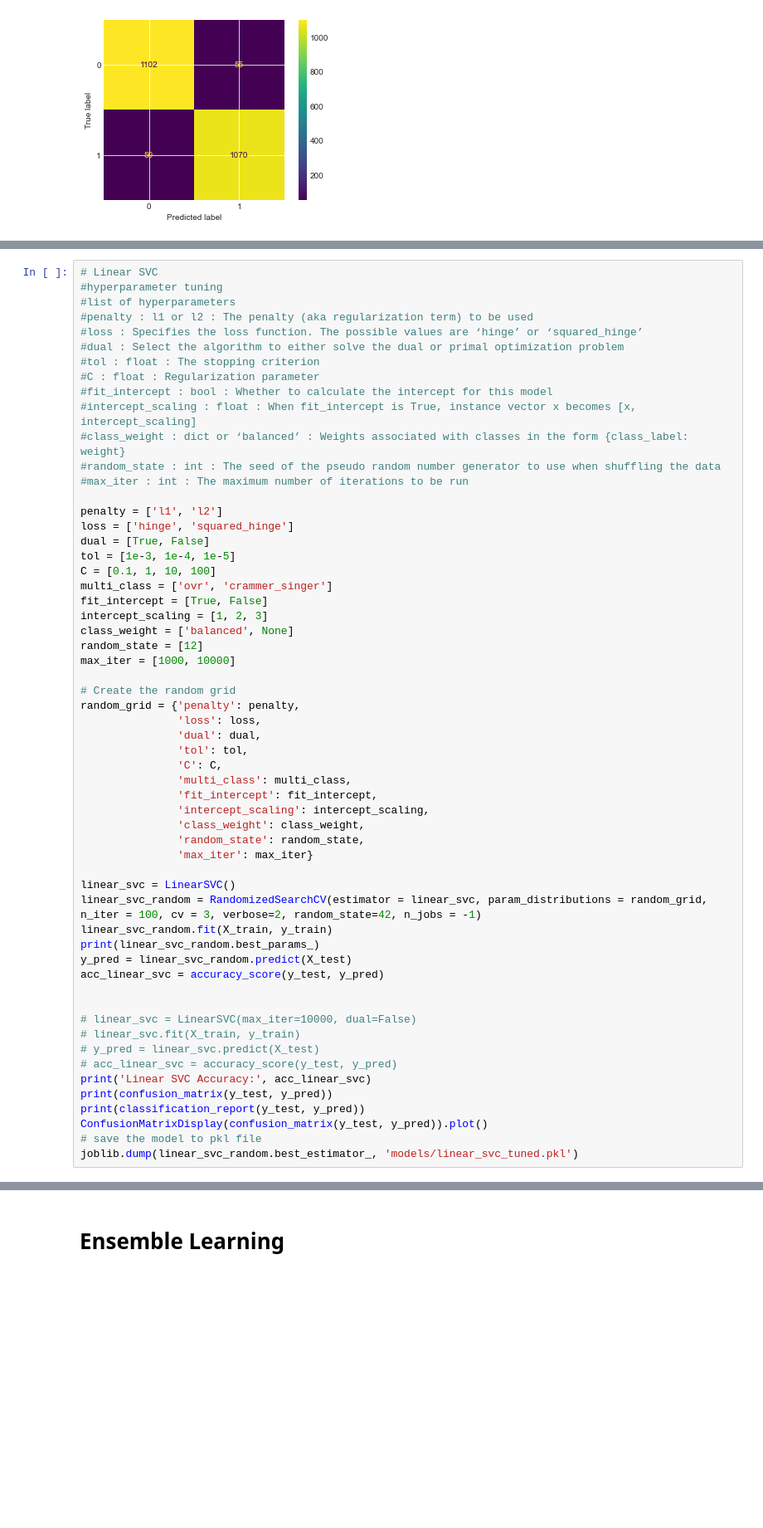
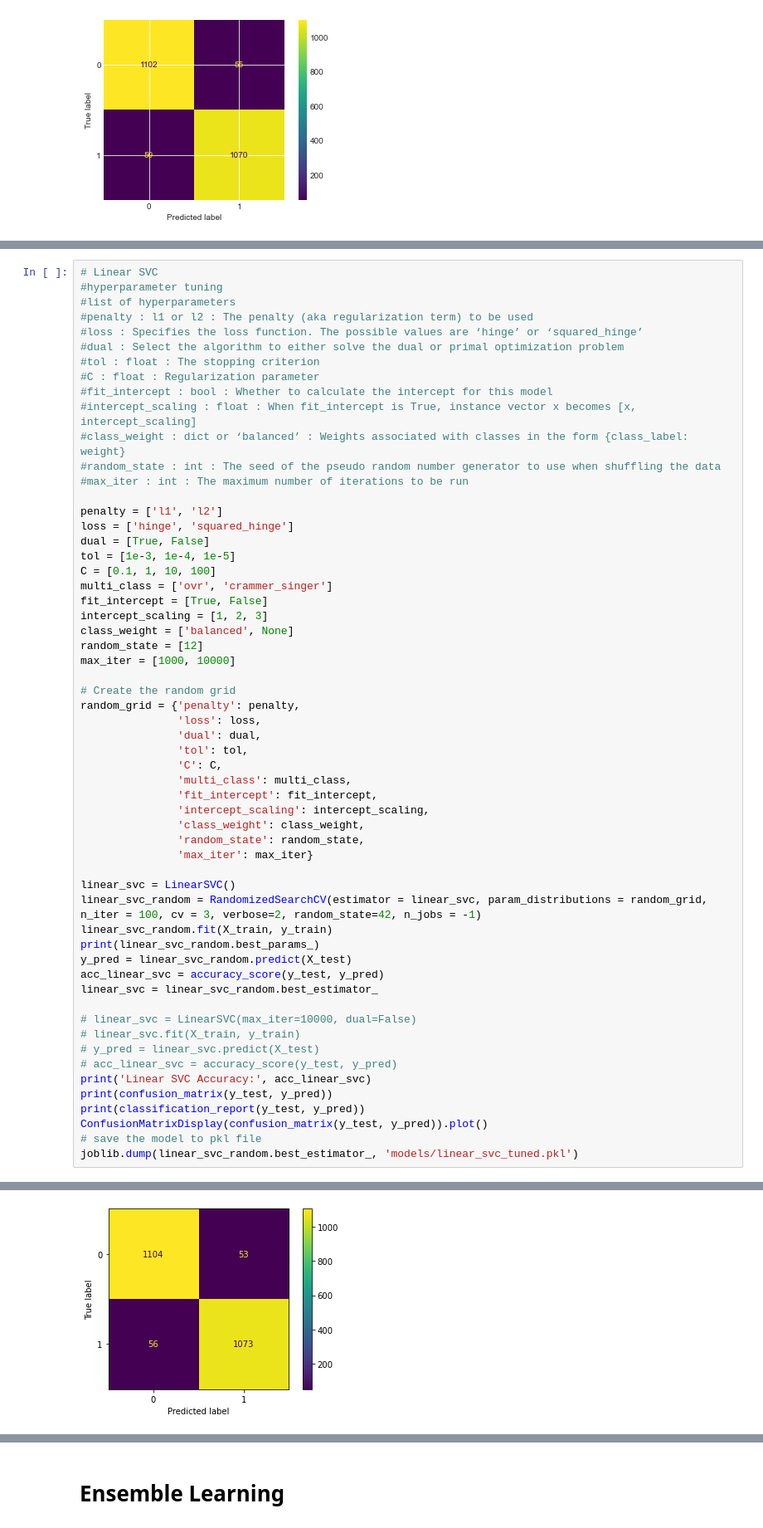
Before and after one commit to Mamdouh-Attia/Web-page-Phishing-Detection, a Jupyter notebook: Hyperparameter_tuning_workflow_notebook_experiment2.ipynb, the cells around one changed output, grey strips where cells are left out. Shown at 83% size. Cells and saved outputs as stored; diff of their text form; blank space fills up the shorter version.

```diff
--- a/Hyperparameter_tuning_workflow_notebook_experiment2.ipynb
+++ b/Hyperparameter_tuning_workflow_notebook_experiment2.ipynb
@@ -658,7 +680,7 @@ linear_svc_random.fit(X_train, y_train)
 print(linear_svc_random.best_params_)
 y_pred = linear_svc_random.predict(X_test)
 acc_linear_svc = accuracy_score(y_test, y_pred)
-
+linear_svc = linear_svc_random.best_estimator_
 
 # linear_svc = LinearSVC(max_iter=10000, dual=False)
 # linear_svc.fit(X_train, y_train)
@@ -676,3 +710,4 @@ KeyboardInterrupt:
+[figure, added]
 # %%
 # Stochastic Gradient Descent
 sgd = SGDClassifier()
```
Also changed, not shown: parts of 19 cells of this notebook, 13 other files.
